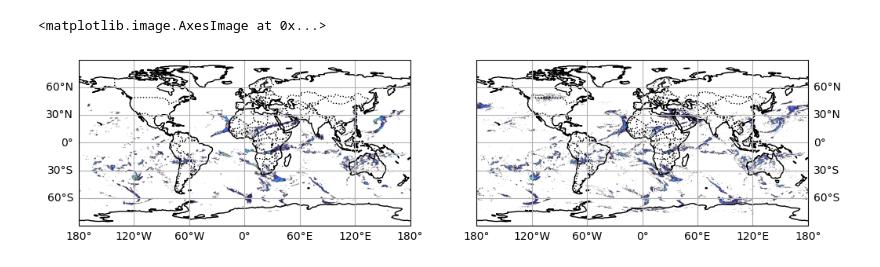
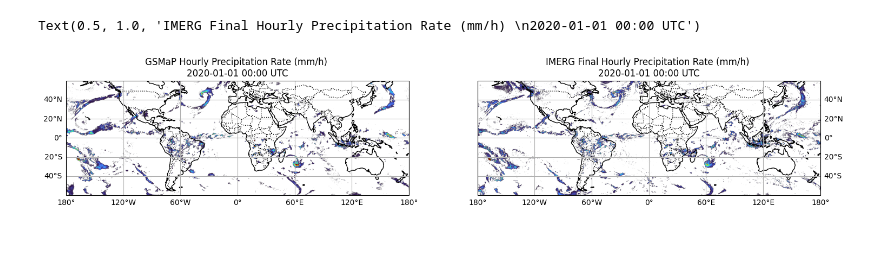
Before and after one commit to SInApSE-INPE/helvecio-thesis-notebooks, a Jupyter notebook: Presentation_Figures.ipynb, the cells around one changed output. Saved outputs shown, nothing was run; the diff lists cells and outputs as text; code cells hidden in the pictures; blank space fills up the shorter version.

```diff
--- a/Presentation_Figures.ipynb
+++ b/Presentation_Figures.ipynb
@@ -45,19 +46,32 @@ img_data = read_imerg(IMERG_FILES[0])
 # %%
-fig, axs = plt.subplots(1, 2, figsize=(12, 6), subplot_kw={'projection': ccrs.PlateCarree()})
+fig, axs = plt.subplots(1, 2, figsize=(18, 12), subplot_kw={'projection': ccrs.PlateCarree()})
+
+extent = [-180, 180, -90, 90]
 
 for ax in axs:
     ax.coastlines()
     ax.add_feature(cfeature.BORDERS, linestyle=':')
     gl = ax.gridlines(draw_labels=True)
     gl.top_labels = False
     if ax == axs[0]:
         gl.right_labels = False
     else:
         gl.left_labels = False
+    ax.set_extent(extent)
 
-# plot gsm_data as imshow
-axs[0].imshow(gsm_data, origin='lower', extent=[0, 360, -90, 60], cmap='turbo', vmin=0, vmax=20)
-axs[1].imshow(img_data, origin='lower', extent=[0, 360, -90, 60], cmap='turbo', vmin=0, vmax=20)
+# # plot gsm_data as imshow
+axs[0].imshow(gsm_data, origin='lower',  cmap='turbo', vmin=0, vmax=20, extent=extent)
+axs[1].imshow(img_data, origin='lower',  cmap='turbo', vmin=0, vmax=20, extent=extent)
+
+# Set limits
+for ax in axs:
+    ax.set_ylim(-60, 60)
+
+# Transform name of file to timestamp
+timestamp = pd.to_datetime('.'.join(pathlib.Path(GSMAP_FILES[0]).stem.split('.')[1:3]), format='%Y%m%d.%H%M')
+
+axs[0].set_title(f'GSMaP Hourly Precipitation Rate (mm/h) \n{timestamp.strftime("%Y-%m-%d %H:%M UTC")}')
+axs[1].set_title(f'IMERG Final Hourly Precipitation Rate (mm/h) \n{timestamp.strftime("%Y-%m-%d %H:%M UTC")}')
 # %% [output]
-<matplotlib.image.AxesImage at 0x...>
+Text(0.5, 1.0, 'IMERG Final Hourly Precipitation Rate (mm/h) \n2020-01-01 00:00 UTC')
-[figure, old version]
+[figure, new version]
```
Also changed, not shown: parts of 8 cells of this notebook.
